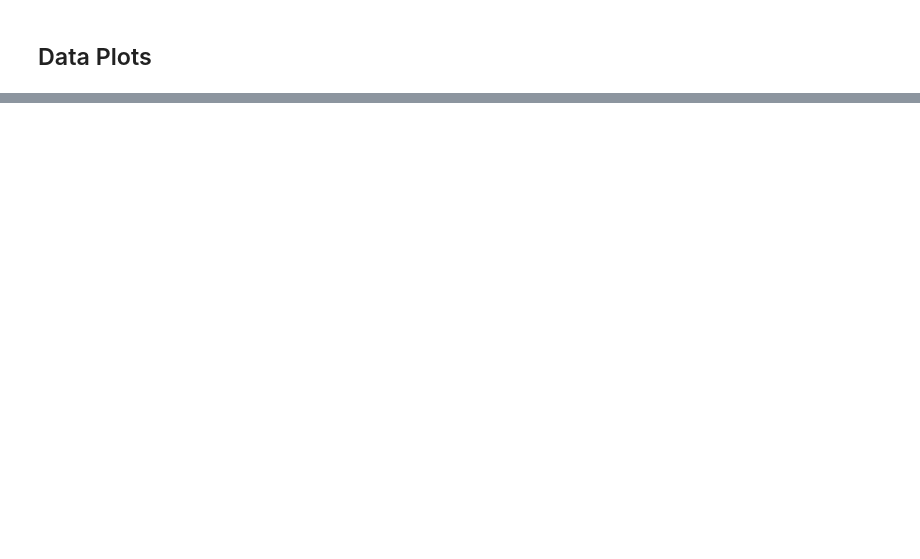
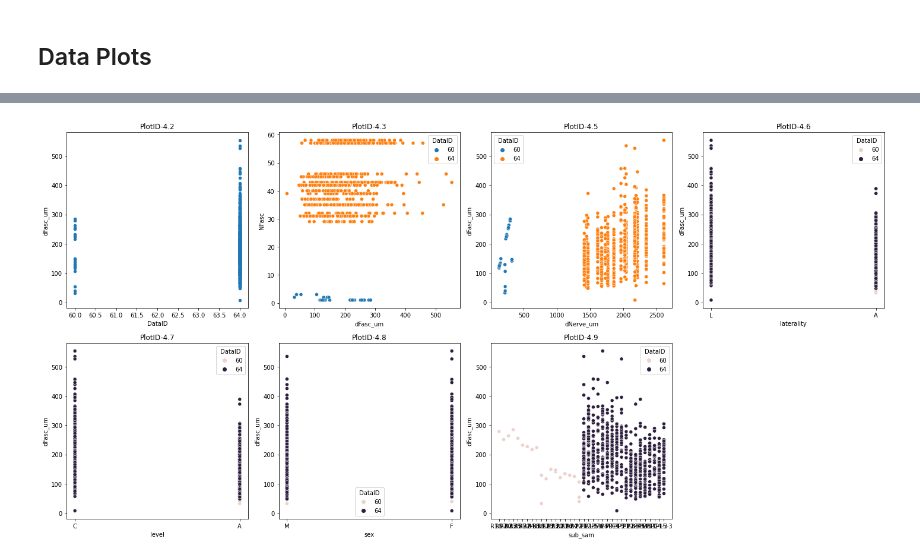
Before and after one commit to SPARC-FAIR-Codeathon/KnowMore, a Jupyter notebook: knowmore-notebook/knowmore-notebook.ipynb, the cells around one changed output, grey strips where cells are left out. Cells and saved outputs as stored; diff of their text form; code cells hidden in the pictures; blank space fills up the shorter version.

```diff
--- a/knowmore-notebook/knowmore-notebook.ipynb
+++ b/knowmore-notebook/knowmore-notebook.ipynb
@@ -178,0 +317,30 @@ Unzipping outputs
+# %%
+
+plt4_2 = pd.read_excel("/home/devil/Documents/Tools/KnowMore/static/notebook-output/matlab_output.xlsx",sheet_name="PlotID-4.2")
+plt4_3 = pd.read_excel("/home/devil/Documents/Tools/KnowMore/static/notebook-output/matlab_output.xlsx",sheet_name="PlotID-4.3")
+plt4_3["DataID"] = plt4_3["DataID"].apply(str)
+plt4_5 = pd.read_excel("/home/devil/Documents/Tools/KnowMore/static/notebook-output/matlab_output.xlsx",sheet_name="PlotID-4.5")
+plt4_5["DataID"] = plt4_5["DataID"].apply(str)
+plt4_6 = pd.read_excel("/home/devil/Documents/Tools/KnowMore/static/notebook-output/matlab_output.xlsx",sheet_name="PlotID-4.6")
+plt4_7 = pd.read_excel("/home/devil/Documents/Tools/KnowMore/static/notebook-output/matlab_output.xlsx",sheet_name="PlotID-4.7")
+plt4_8 = pd.read_excel("/home/devil/Documents/Tools/KnowMore/static/notebook-output/matlab_output.xlsx",sheet_name="PlotID-4.8")
+plt4_9 = pd.read_excel("/home/devil/Documents/Tools/KnowMore/static/notebook-output/matlab_output.xlsx",sheet_name="PlotID-4.9")
+fig, axs = plt.subplots(2, 4)
+plt4_2.plot.scatter(x="DataID", y="dFasc_um", ax= axs[0,0])
+axs[0,0].set_title("PlotID-4.2")
+sns.scatterplot(data=plt4_3,x="dFasc_um", y="NFasc", hue="DataID", ax=axs[0,1])
+axs[0,1].set_title("PlotID-4.3")
+sns.scatterplot(data=plt4_5,x="dNerve_um", y="dFasc_um", hue="DataID", ax=axs[0,2])
+axs[0,2].set_title("PlotID-4.5")
+sns.scatterplot(data=plt4_6,x="laterality", y="dFasc_um", hue="DataID", ax=axs[0,3])
+axs[0,3].set_title("PlotID-4.6")
+sns.scatterplot(data=plt4_7,x="level", y="dFasc_um", hue="DataID", ax=axs[1,0])
+axs[1,0].set_title("PlotID-4.7")
+sns.scatterplot(data=plt4_8,x="sex", y="dFasc_um", hue="DataID", ax=axs[1,1])
+axs[1,1].set_title("PlotID-4.8")
+sns.scatterplot(data=plt4_9,x="sub_sam", y="dFasc_um", hue="DataID", ax=axs[1,2])
+axs[1,2].set_title("PlotID-4.9")
+fig.delaxes(axs[1,3])
+fig.tight_layout()
+# %% [output]
+[figure, added]
```
Also changed, not shown: parts of 12 cells of this notebook, 2 other files.
